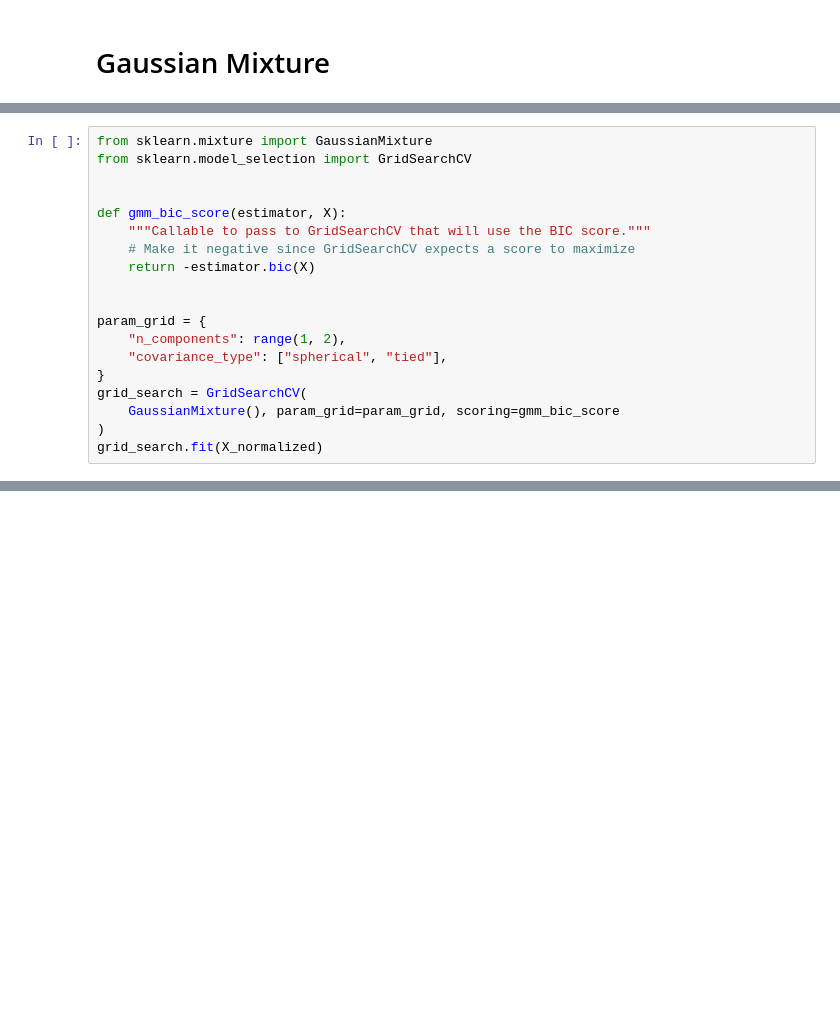
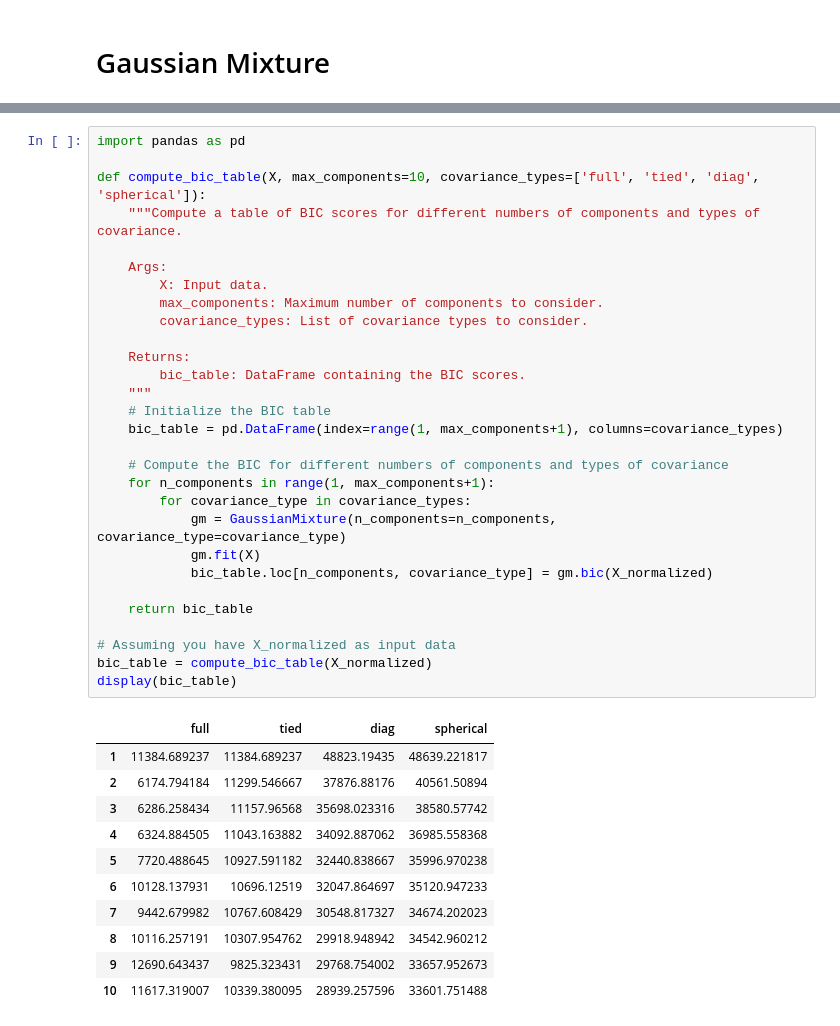
Before and after one commit to CursosLic-PabloAlvarado/tarea-6-t6-brayain, a Jupyter notebook: cancer.ipynb, the cells around one changed output, grey strips where cells are left out. Cells and saved outputs as stored; diff of their text form; blank space fills up the shorter version.

```diff
--- a/cancer.ipynb
+++ b/cancer.ipynb
@@ -445,19 +325,0 @@ Accuracy: 0.37
-# %%
-from sklearn.mixture import GaussianMixture
-from sklearn.model_selection import GridSearchCV
-
-
-def gmm_bic_score(estimator, X):
-    """Callable to pass to GridSearchCV that will use the BIC score."""
-    # Make it negative since GridSearchCV expects a score to maximize
-    return -estimator.bic(X)
-
-
-param_grid = {
-    "n_components": range(1, 2),
-    "covariance_type": ["spherical", "tied"],
-}
-grid_search = GridSearchCV(
-    GaussianMixture(), param_grid=param_grid, scoring=gmm_bic_score
-)
-grid_search.fit(X_normalized)
@@ -675,0 +345,41 @@ X_normalized.shape
+# %%
+import pandas as pd
+
+def compute_bic_table(X, max_components=10, covariance_types=['full', 'tied', 'diag', 'spherical']):
+    """Compute a table of BIC scores for different numbers of components and types of covariance.
+
+    Args:
+        X: Input data.
+        max_components: Maximum number of components to consider.
+        covariance_types: List of covariance types to consider.
+
+    Returns:
+        bic_table: DataFrame containing the BIC scores.
+    """
+    # Initialize the BIC table
+    bic_table = pd.DataFrame(index=range(1, max_components+1), columns=covariance_types)
+
+    # Compute the BIC for different numbers of components and types of covariance
+    for n_components in range(1, max_components+1):
+        for covariance_type in covariance_types:
+            gm = GaussianMixture(n_components=n_components, covariance_type=covariance_type)
+            gm.fit(X)
+            bic_table.loc[n_components, covariance_type] = gm.bic(X_normalized)
+
+    return bic_table
+
+# Assuming you have X_normalized as input data
+bic_table = compute_bic_table(X_normalized)
+display(bic_table)
+# %% [output]
+|  | full | tied | diag | spherical |
+| 1 | 11384.689237 | 11384.689237 | 48823.19435 | 48639.221817 |
+| 2 | 6174.794184 | 11299.546667 | 37876.88176 | 40561.50894 |
+| 3 | 6286.258434 | 11157.96568 | 35698.023316 | 38580.57742 |
+| 4 | 6324.884505 | 11043.163882 | 34092.887062 | 36985.558368 |
+| 5 | 7720.488645 | 10927.591182 | 32440.838667 | 35996.970238 |
+| 6 | 10128.137931 | 10696.12519 | 32047.864697 | 35120.947233 |
+| 7 | 9442.679982 | 10767.608429 | 30548.817327 | 34674.202023 |
+| 8 | 10116.257191 | 10307.954762 | 29918.948942 | 34542.960212 |
+| 9 | 12690.643437 | 9825.323431 | 29768.754002 | 33657.952673 |
+| 10 | 11617.319007 | 10339.380095 | 28939.257596 | 33601.751488 |
```
Also changed, not shown: parts of 23 cells of this notebook, 1 other file.
